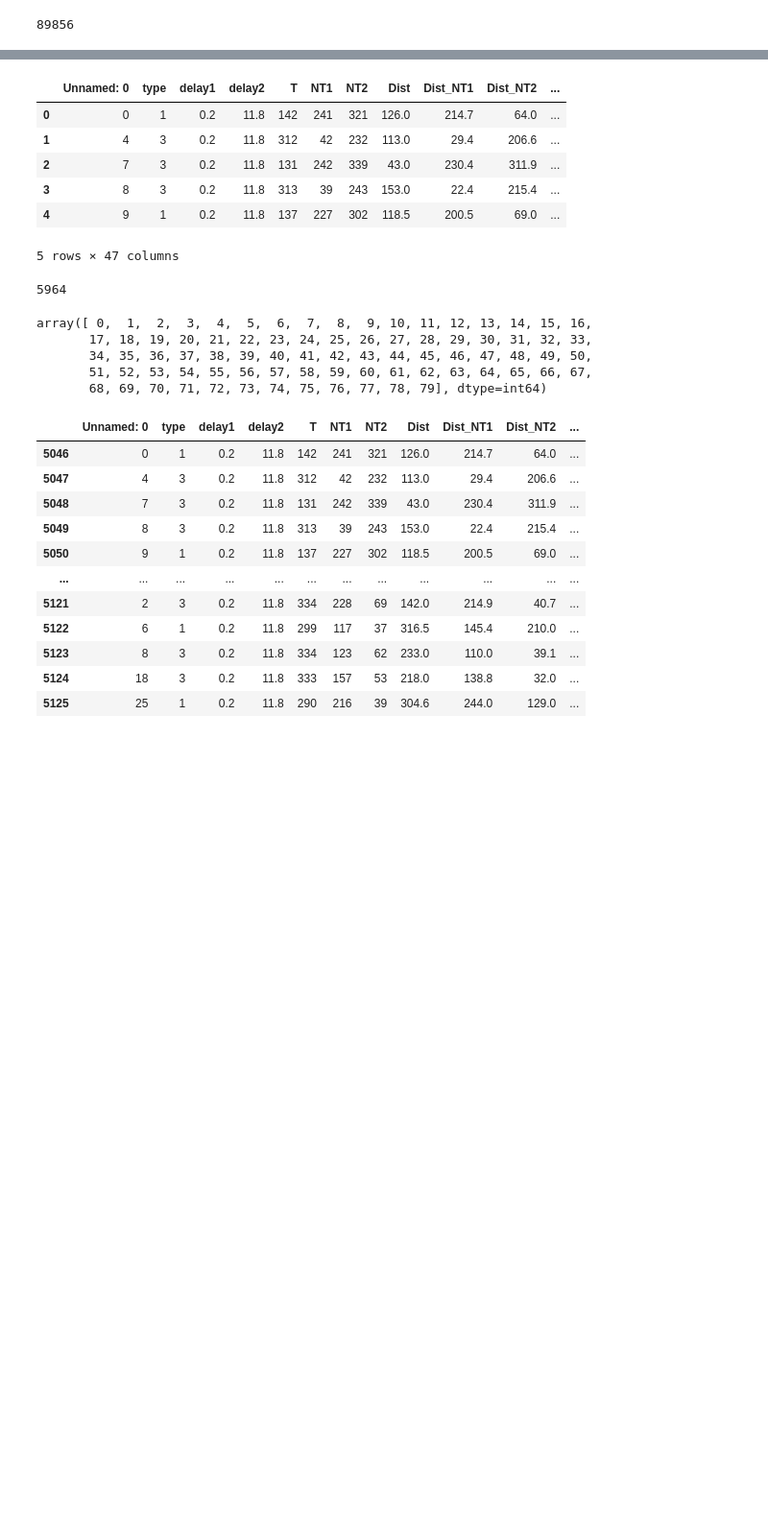
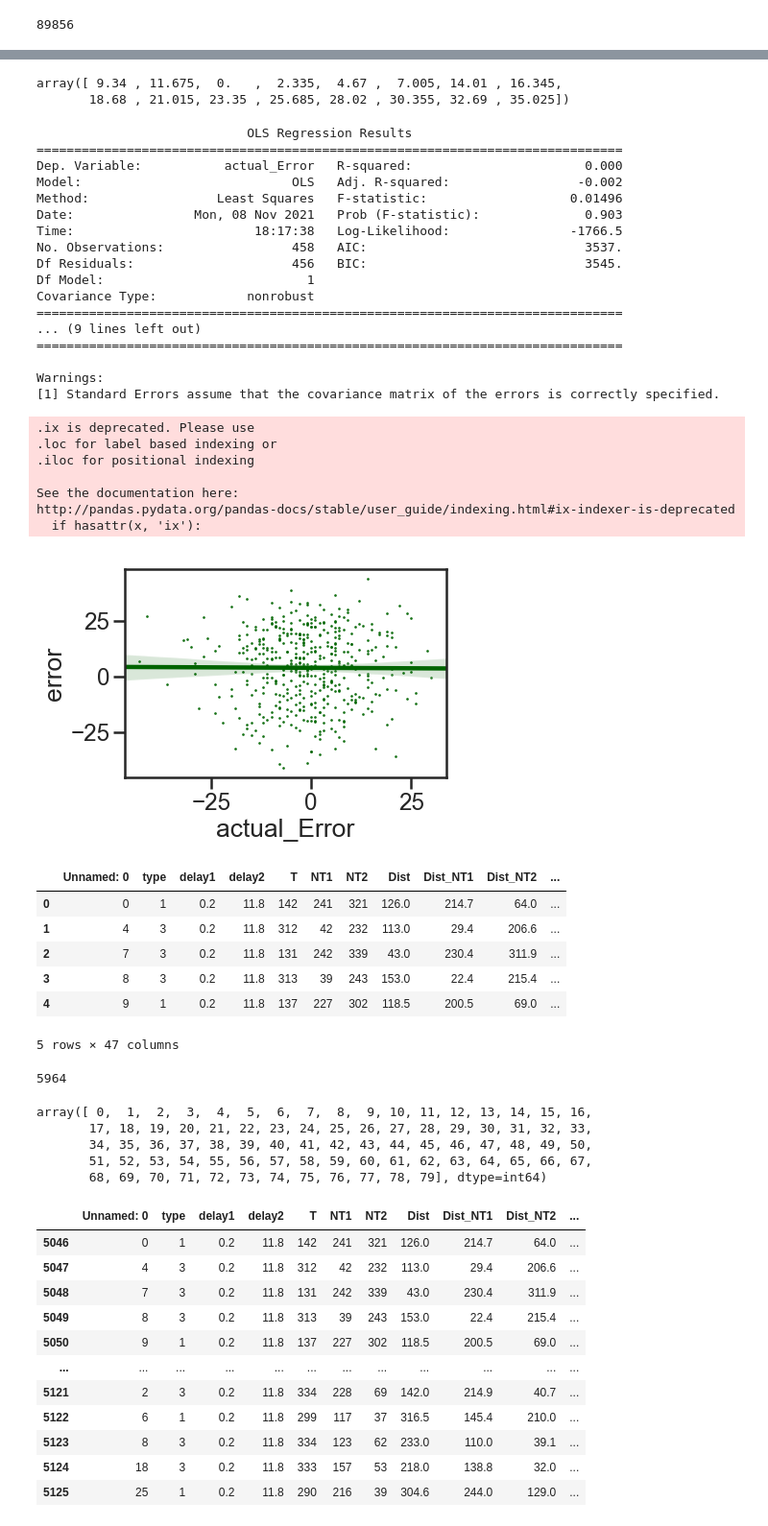
Before and after one commit to davidbestue/encoding, a Jupyter notebook: scripts/plots/IEM/Angle_decoding_correlations.ipynb, the cells around one changed output, grey strips where cells are left out. Shown at 96% size. Saved outputs shown, nothing was run; the diff lists cells and outputs as text; code cells hidden in the pictures; blank space fills up the shorter version.

```diff
--- a/scripts/plots/IEM/Angle_decoding_correlations.ipynb
+++ b/scripts/plots/IEM/Angle_decoding_correlations.ipynb
@@ -38,3 +170,45 @@ df['sign_dist'] = df['sign_dist'].replace([True, False], ['ccw', 'cw']) #positio
+# %%
+df.TR.unique()
+# %% [output]
+array([ 9.34 , 11.675,  0.   ,  2.335,  4.67 ,  7.005, 14.01 , 16.345,
+       18.68 , 21.015, 23.35 , 25.685, 28.02 , 30.355, 32.69 , 35.025])
+# %%
+import statsmodels.formula.api as smf
+
+df_corr = df.loc[(df['actual_Error']>-999) & (df['label_target']=='T') & (df['brain_region']=='pfc')
+                 & (df['TR']==18.68)  & (df['actual_Error']<45) & (df['actual_Error']>-45)]
+plt.show()
+
+sns.regplot(df_corr.actual_Error, df_corr.error, marker="o", color='darkgreen', scatter_kws={'s':3} )
+
+res_m = smf.ols(formula='actual_Error ~ error', data=df_corr).fit()
+print(res_m.summary())
+# %% [output]
+                            OLS Regression Results
+==============================================================================
+Dep. Variable:           actual_Error   R-squared:                       0.000
+Model:                            OLS   Adj. R-squared:                 -0.002
+Method:                 Least Squares   F-statistic:                   0.01496
+Date:                Mon, 08 Nov 2021   Prob (F-statistic):              0.903
+Time:                        18:17:38   Log-Likelihood:                -1766.5
+No. Observations:                 458   AIC:                             3537.
+Df Residuals:                     456   BIC:                             3545.
+Df Model:                           1
+Covariance Type:            nonrobust
+==============================================================================
+... (9 lines left out)
+==============================================================================
+
+Warnings:
+[1] Standard Errors assume that the covariance matrix of the errors is correctly specified.
+.ix is deprecated. Please use
+.loc for label based indexing or
+.iloc for positional indexing
+
+See the documentation here:
+http://pandas.pydata.org/pandas-docs/stable/user_guide/indexing.html#ix-indexer-is-deprecated
+  if hasattr(x, 'ix'):
+[figure, added]
 # %%
 df_beh = pd.read_excel('C:\\Users\\David\\Desktop\\KI_Desktop\\data_reconstructions\\IEM\\IEM_trainT_decoded_angle_related_behaviour.xlsx')
 # %%
```
Also changed, not shown: parts of 7 cells of this notebook.
